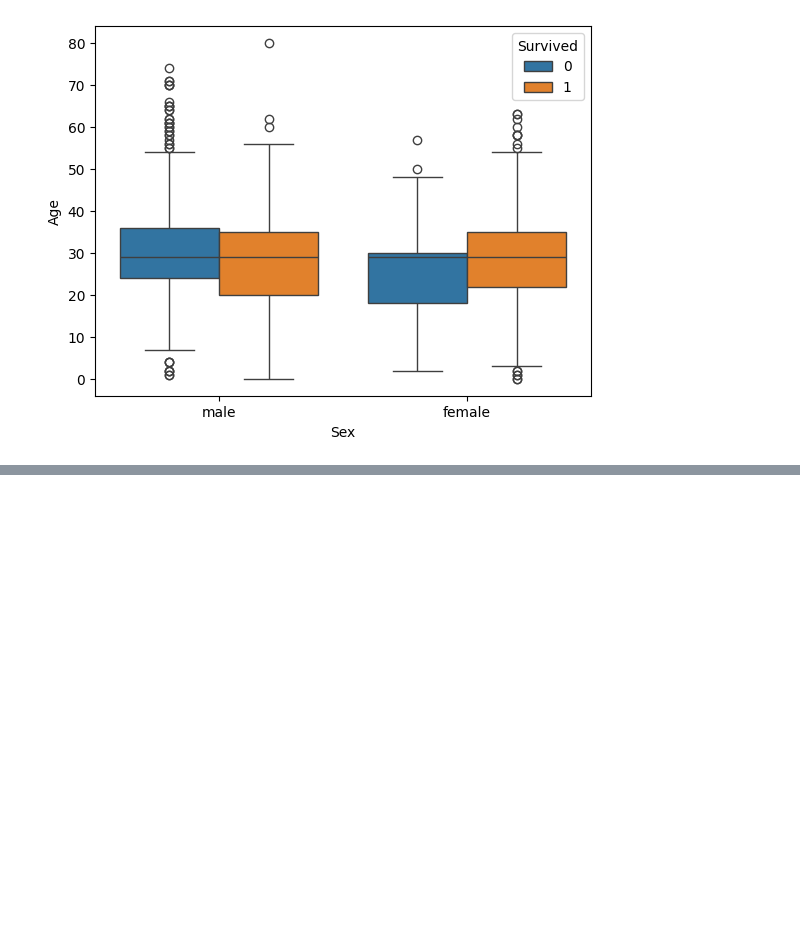
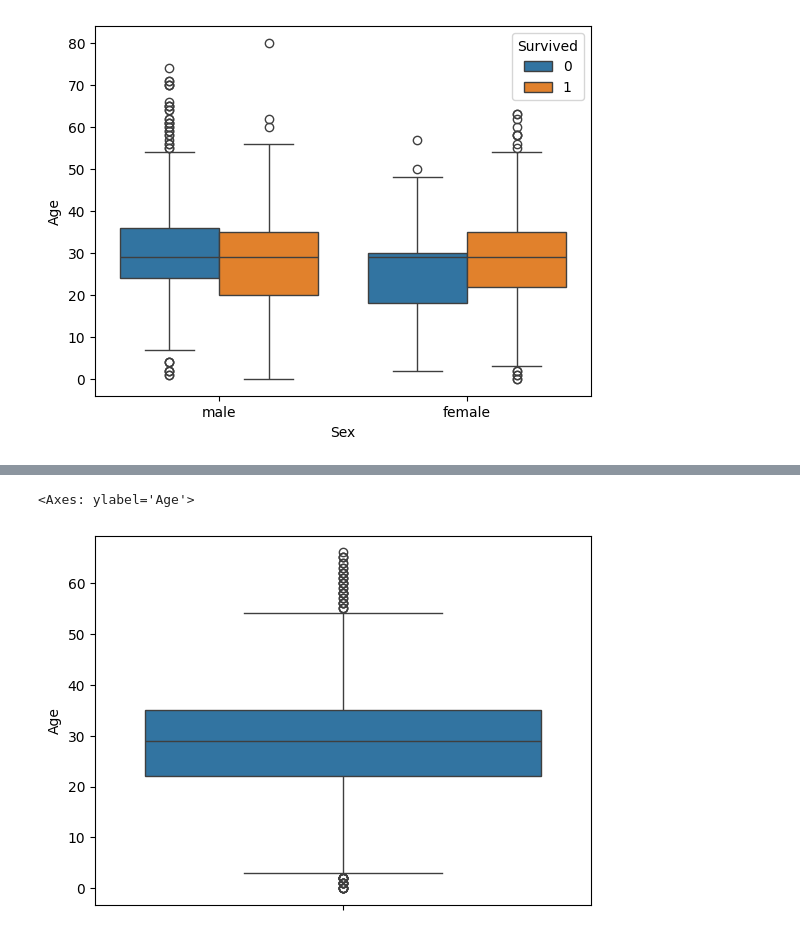
Before and after one commit to Touhidarz/DSBDA, a Jupyter notebook: Visualisation_9.ipynb, the cells around one changed output, grey strips where cells are left out. Saved outputs shown, nothing was run; the diff lists cells and outputs as text; code cells hidden in the pictures; blank space fills up the shorter version.

```diff
--- a/Visualisation_9.ipynb
+++ b/Visualisation_9.ipynb
@@ -75,0 +81,13 @@ sns.boxplot(data=data, x='Sex', y='Age', hue='Survived')
+# %%
+mean = data['Age'].mean()
+std = data['Age'].std()
+
+threshold = 3
+zScore = (data['Age'] - mean) / std
+
+data['Age'] = data['Age'].mask ( (zScore > threshold) | (zScore<-threshold) ,int(data['Age'].mean()) )
+# %%
+sns.boxplot(data=data, y='Age')
+# %% [output]
+<Axes: ylabel='Age'>
+[figure, added]
```
Also changed, not shown: parts of 3 cells of this notebook, 4 other files.
